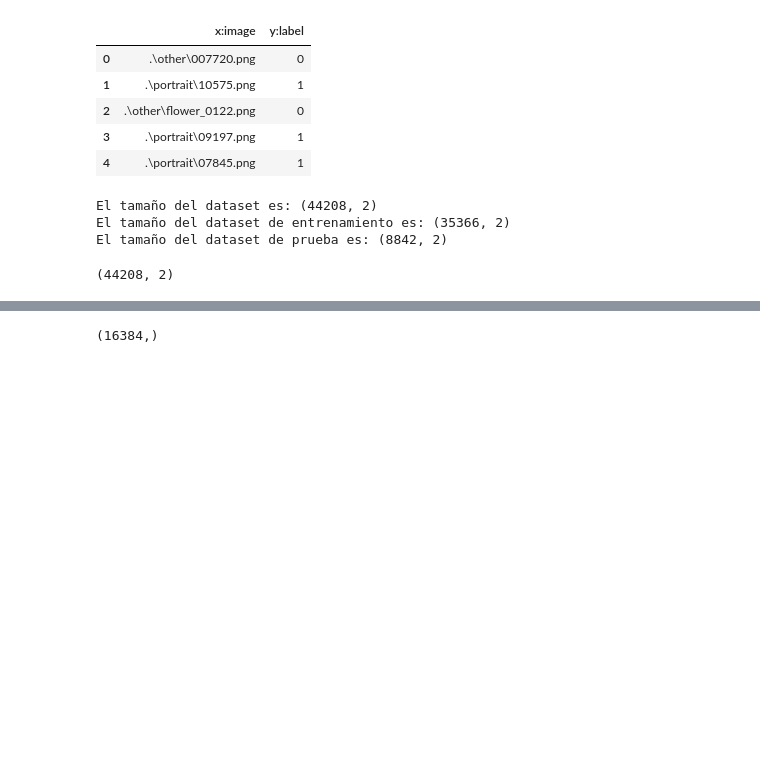
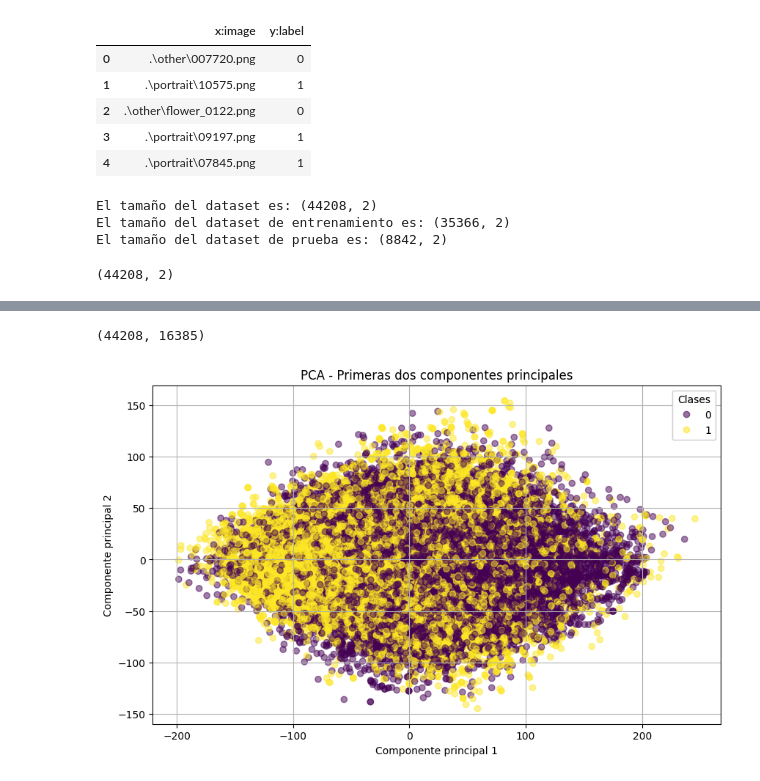
Before and after one commit to jhanvargas/comparacion-cnn-clasico-cuantico, a Jupyter notebook: python/jupyter_notebooks/exploracion_dataset.ipynb, the cells around one changed output, grey strips where cells are left out. Drawn from its saved outputs; the diff is of its cells as text; code cells hidden in the pictures; blank space fills up the shorter version.

```diff
--- a/python/jupyter_notebooks/exploracion_dataset.ipynb
+++ b/python/jupyter_notebooks/exploracion_dataset.ipynb
@@ -97,4 +117,10 @@ pixel_vectors = images_to_pixel_vectors(data['path'])
+# %%
+pixel_vectors = pd.read_parquet(Path.pixel_df)
 # %%
-pixel_vectors[0].shape
+pixel_vectors.shape
 # %% [output]
-(16384,)
+(44208, 16385)
+# %%
+apply_pca(pixel_vectors, save_path=Path.pca)
+# %% [output]
+[figure, added]
```
Also changed, not shown: parts of 13 cells of this notebook, 4 other files.
